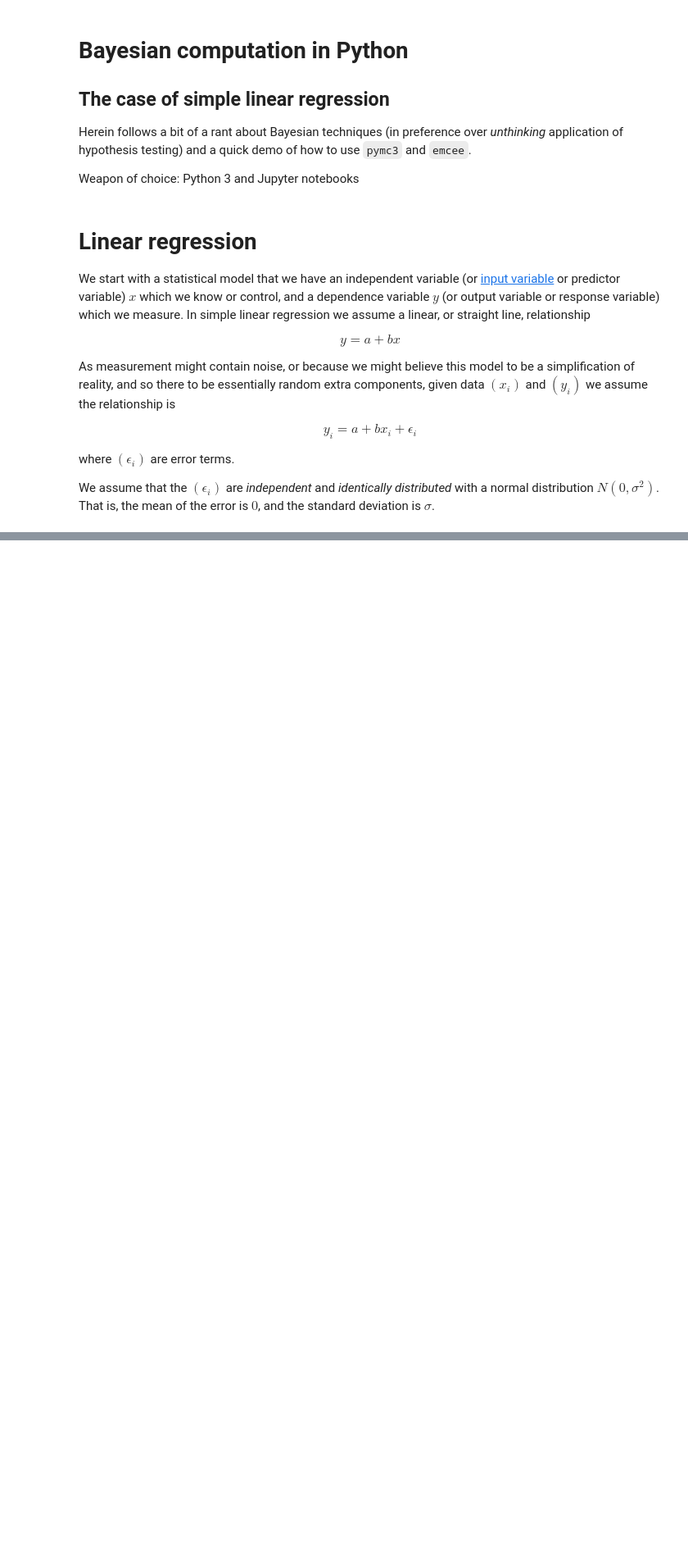
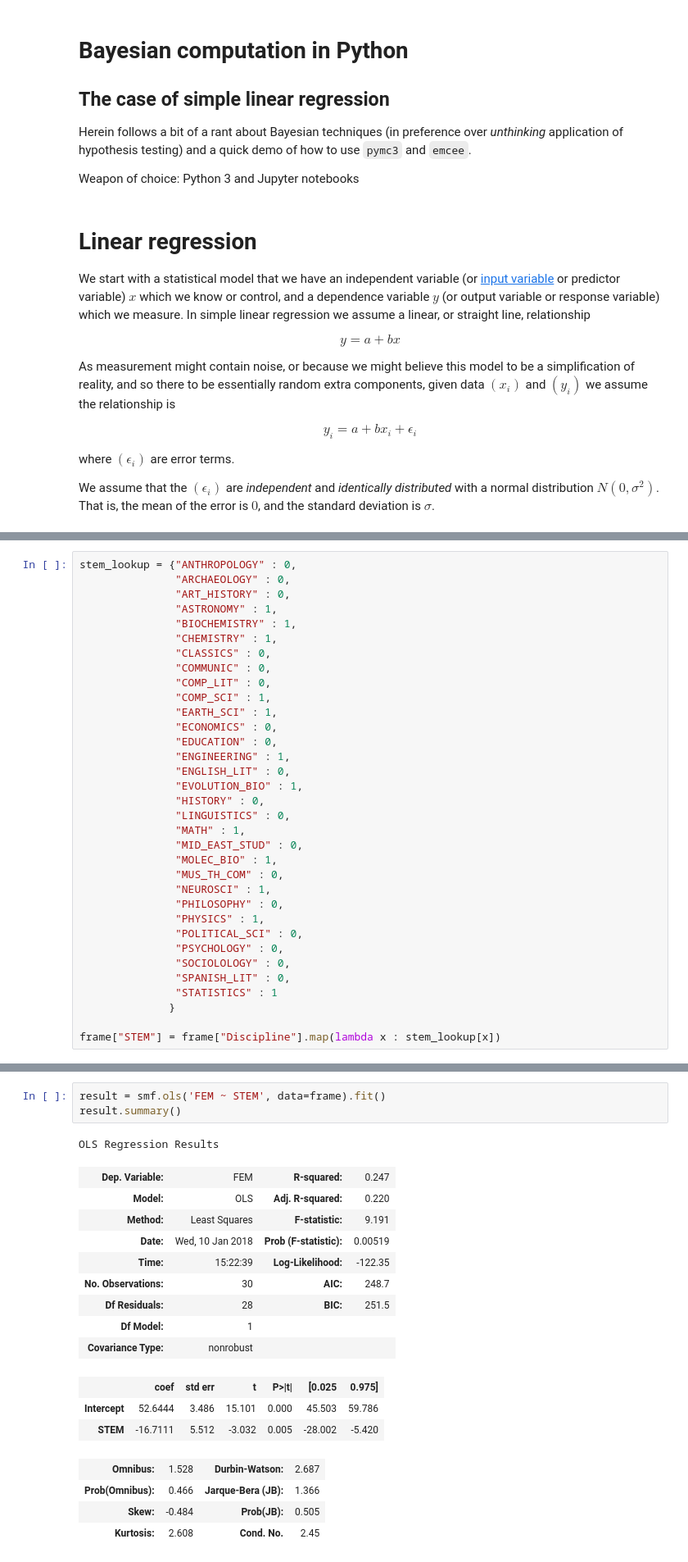
Before and after one commit to MatthewDaws/Python_bits, a Jupyter notebook: pymc_etc/Talk/1 - Introduction.ipynb, the cells around one changed output, grey strips where cells are left out. Shown: that part at 82% size. Cells and saved outputs as stored; diff of their text form; blank space fills up the shorter version.

```diff
--- a/pymc_etc/Talk/1 - Introduction.ipynb
+++ b/pymc_etc/Talk/1 - Introduction.ipynb
@@ -24,0 +58,34 @@ We assume that the $(\epsilon_i)$ are _independent_ and _identically distributed
+# %%
+stem_lookup = {"ANTHROPOLOGY" : 0,
+               "ARCHAEOLOGY" : 0,
+               "ART_HISTORY" : 0,
+               "ASTRONOMY" : 1,
+               "BIOCHEMISTRY" : 1,
+               "CHEMISTRY" : 1,
+               "CLASSICS" : 0,
+               "COMMUNIC" : 0,
+               "COMP_LIT" : 0,
+               "COMP_SCI" : 1,
+               "EARTH_SCI" : 1,
+               "ECONOMICS" : 0,
+               "EDUCATION" : 0,
+               "ENGINEERING" : 1,
+               "ENGLISH_LIT" : 0,
+               "EVOLUTION_BIO" : 1,
+               "HISTORY" : 0,
+               "LINGUISTICS" : 0,
+               "MATH" : 1,
+               "MID_EAST_STUD" : 0,
+               "MOLEC_BIO" : 1,
+               "MUS_TH_COM" : 0,
+               "NEUROSCI" : 1,
+               "PHILOSOPHY" : 0,
+               "PHYSICS" : 1,
+               "POLITICAL_SCI" : 0,
+               "PSYCHOLOGY" : 0,
+               "SOCIOLOLOGY" : 0,
+               "SPANISH_LIT" : 0,
+               "STATISTICS" : 1
+              }
+
+frame["STEM"] = frame["Discipline"].map(lambda x : stem_lookup[x])
@@ -24,0 +151,21 @@ We assume that the $(\epsilon_i)$ are _independent_ and _identically distributed
+# %%
+result = smf.ols('FEM ~ STEM', data=frame).fit()
+result.summary()
+# %% [output]
+OLS Regression Results
+| Dep. Variable: | FEM | R-squared: | 0.247 |
+| Model: | OLS | Adj. R-squared: | 0.220 |
+| Method: | Least Squares | F-statistic: | 9.191 |
+| Date: | Wed, 10 Jan 2018 | Prob (F-statistic): | 0.00519 |
+| Time: | 15:22:39 | Log-Likelihood: | -122.35 |
+| No. Observations: | 30 | AIC: | 248.7 |
+| Df Residuals: | 28 | BIC: | 251.5 |
+| Df Model: | 1 |  |  |
+| Covariance Type: | nonrobust |  |  |
+|  | coef | std err | t | P>|t| | [0.025 | 0.975] |
+| Intercept | 52.6444 | 3.486 | 15.101 | 0.000 | 45.503 | 59.786 |
+| STEM | -16.7111 | 5.512 | -3.032 | 0.005 | -28.002 | -5.420 |
+| Omnibus: | 1.528 | Durbin-Watson: | 2.687 |
+| Prob(Omnibus): | 0.466 | Jarque-Bera (JB): | 1.366 |
+| Skew: | -0.484 | Prob(JB): | 0.505 |
+| Kurtosis: | 2.608 | Cond. No. | 2.45 |
```
Also changed, not shown: parts of 34 cells of this notebook, 2 other files.
